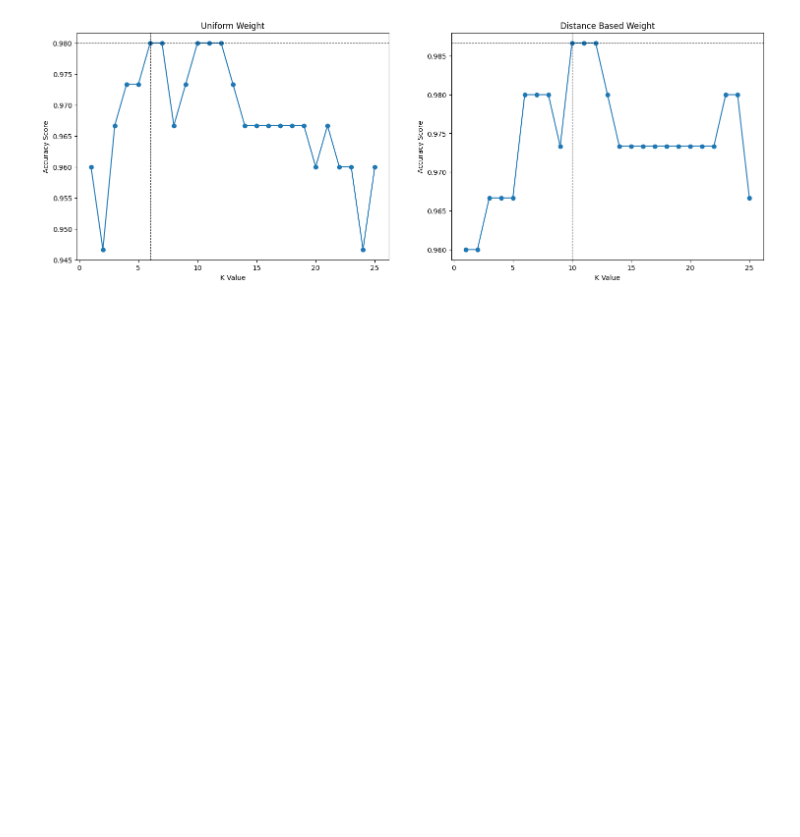
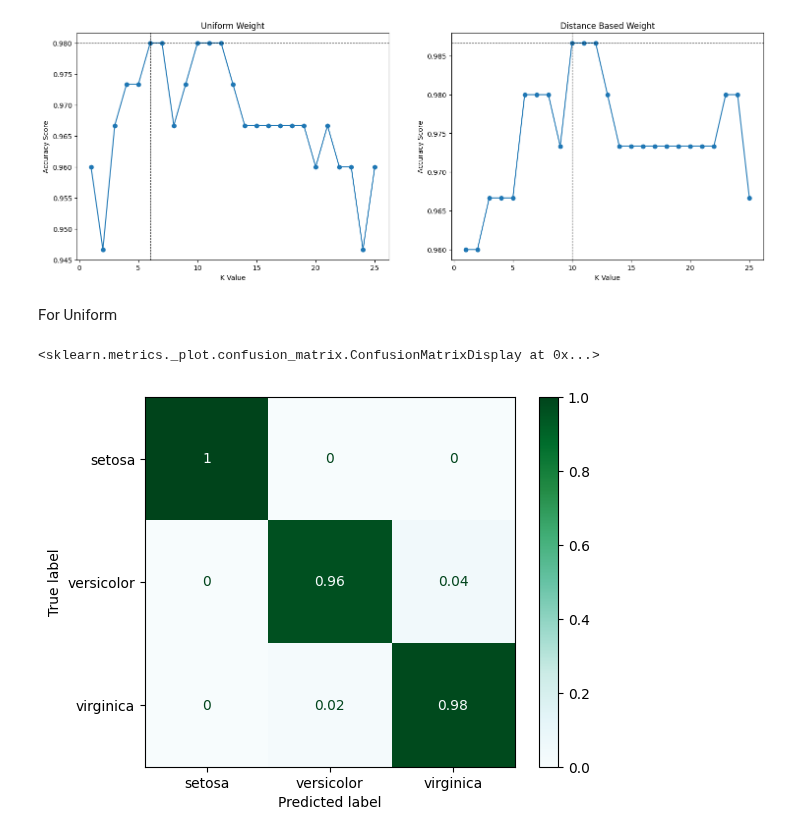
Before and after one commit to chenbin234/DAT405-DIT407-Introduction-to-data-science-and-AI, a Jupyter notebook: Assignment_2/Bingcheng/intro_to_AI_ass2.ipynb, the cells around one changed output. Saved outputs shown, nothing was run; the diff lists cells and outputs as text; code cells hidden in the pictures; blank space fills up the shorter version.

```diff
--- a/Assignment_2/Bingcheng/intro_to_AI_ass2.ipynb
+++ b/Assignment_2/Bingcheng/intro_to_AI_ass2.ipynb
@@ -160,10 +160,12 @@ for k in range(25):
     k = k+1
 
     model_uniform = KNeighborsClassifier(n_neighbors = k, weights='uniform')
+    model_uniform.fit(X, y)
     scores_uniform = cross_val_score(model_uniform, X, y, cv=5, scoring='accuracy')
     uniform_score.append(scores_uniform.mean())
 
     model_distance_based = KNeighborsClassifier(n_neighbors = k, weights='distance')
+    model_distance_based.fit(X, y)
     scores_distance = cross_val_score(model_distance_based, X, y, cv=5, scoring='accuracy')
     distance_based_score.append(scores_distance.mean())
 
@@ -182,9 +184,18 @@ a2.set_xlabel('K Value')
 a2.set_ylabel('Accuracy Score')
 a2.set_title('Distance Based Weight')
 
+
+
 print(uniform_score)
 print(distance_based_score)
 # %% [output]
 [0.96, 0.9466666666666665, 0.9666666666666668, 0.9733333333333334, 0.9733333333333334, 0.9800000000000001, 0.9800000000000001, 0.9666666666666668, 0.9733333333333334, 0.9800000000000001, 0.98000000000 ...
 [0.96, 0.96, 0.9666666666666668, 0.9666666666666668, 0.9666666666666668, 0.9800000000000001, 0.9800000000000001, 0.9800000000000001, 0.9733333333333334, 0.9866666666666667, 0.9866666666666667, 0.98666 ...
 [figure]
+# %% [markdown]
+For Uniform
+# %%
+metrics.ConfusionMatrixDisplay.from_estimator(model_uniform,X, y, normalize='true', cmap = 'BuGn', display_labels=iris.target_names)
+# %% [output]
+<sklearn.metrics._plot.confusion_matrix.ConfusionMatrixDisplay at 0x...>
+[figure, added]
```
Also changed, not shown: parts of 2 cells of this notebook.
